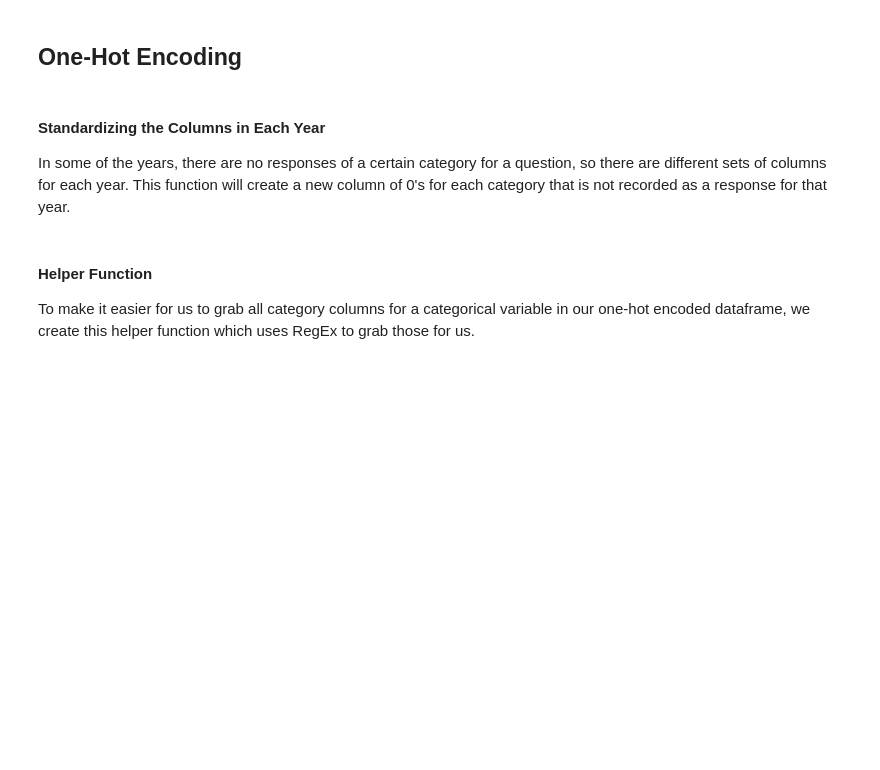
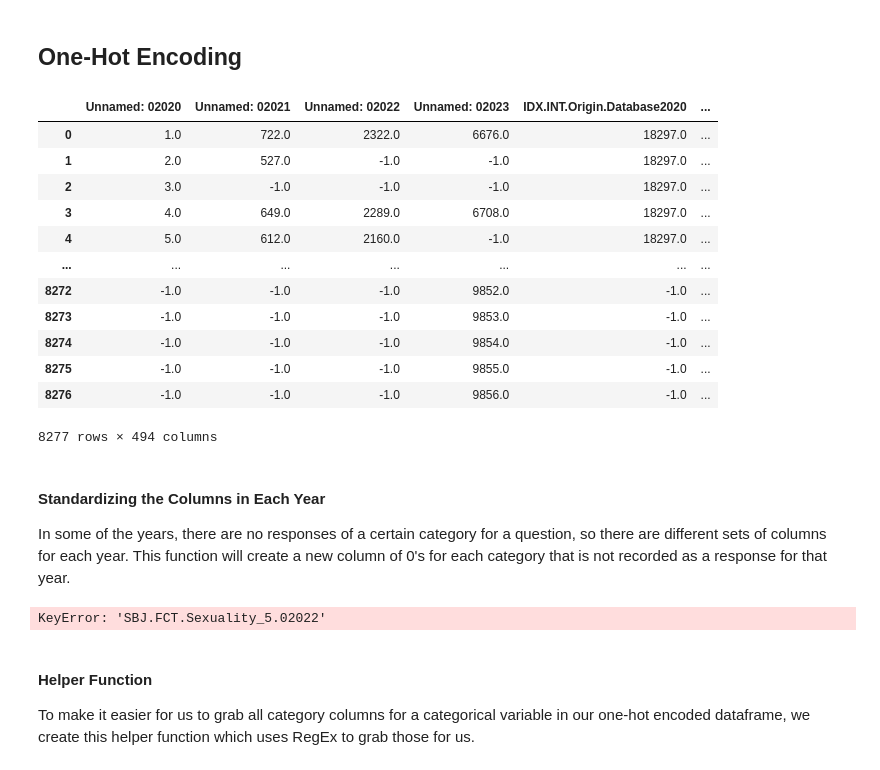
Before and after one commit to ElizabethHZhong/suicide-risk-modeling, a Jupyter notebook: cleaning.ipynb, the cells around one changed output. Cells and saved outputs as stored; diff of their text form; code cells hidden in the pictures; blank space fills up the shorter version.

```diff
--- a/cleaning.ipynb
+++ b/cleaning.ipynb
@@ -210,6 +210,22 @@ encoded23 = one_hot_encode(final23, get_yearly_columns(cat_cols, range(2020, 202
 encoded24 = one_hot_encode(final24, get_yearly_columns(cat_cols, range(2020, 2024)))
 encoded25 = one_hot_encode(final25, get_yearly_columns(cat_cols, range(2020, 2024)))
 encoded26 = one_hot_encode(final26, get_yearly_columns(cat_cols, range(2020, 2024)))
+# %%
+display(encoded23)
+# %% [output]
+|  | Unnamed: 02020 | Unnamed: 02021 | Unnamed: 02022 | Unnamed: 02023 | IDX.INT.Origin.Database2020 | ... |
+| 0 | 1.0 | 722.0 | 2322.0 | 6676.0 | 18297.0 | ... |
+| 1 | 2.0 | 527.0 | -1.0 | -1.0 | 18297.0 | ... |
+| 2 | 3.0 | -1.0 | -1.0 | -1.0 | 18297.0 | ... |
+| 3 | 4.0 | 649.0 | 2289.0 | 6708.0 | 18297.0 | ... |
+| 4 | 5.0 | 612.0 | 2160.0 | -1.0 | 18297.0 | ... |
+| ... | ... | ... | ... | ... | ... | ... |
+| 8272 | -1.0 | -1.0 | -1.0 | 9852.0 | -1.0 | ... |
+| 8273 | -1.0 | -1.0 | -1.0 | 9853.0 | -1.0 | ... |
+| 8274 | -1.0 | -1.0 | -1.0 | 9854.0 | -1.0 | ... |
+| 8275 | -1.0 | -1.0 | -1.0 | 9855.0 | -1.0 | ... |
+| 8276 | -1.0 | -1.0 | -1.0 | 9856.0 | -1.0 | ... |
+8277 rows × 494 columns
 # %% [markdown]
 #### **Standardizing the Columns in Each Year**
 In some of the years, there are no responses of a certain category for a
@@ -231,6 +249,10 @@ encoded23 = standardize_years(encoded23, years)
 encoded24 = standardize_years(encoded24, years)
 encoded25 = standardize_years(encoded25, years)
 encoded26 = standardize_years(encoded26, years)
+# %%
+print(encoded23["SBJ.FCT.Sexuality_5.02022"].dtype)
+# %% [output]
+KeyError: 'SBJ.FCT.Sexuality_5.02022'
 # %%
 # Create the directory if it doesn't exist
 output_dir = "encoded"
```
Also changed, not shown: parts of 1 cell of this notebook, 1 other file.
